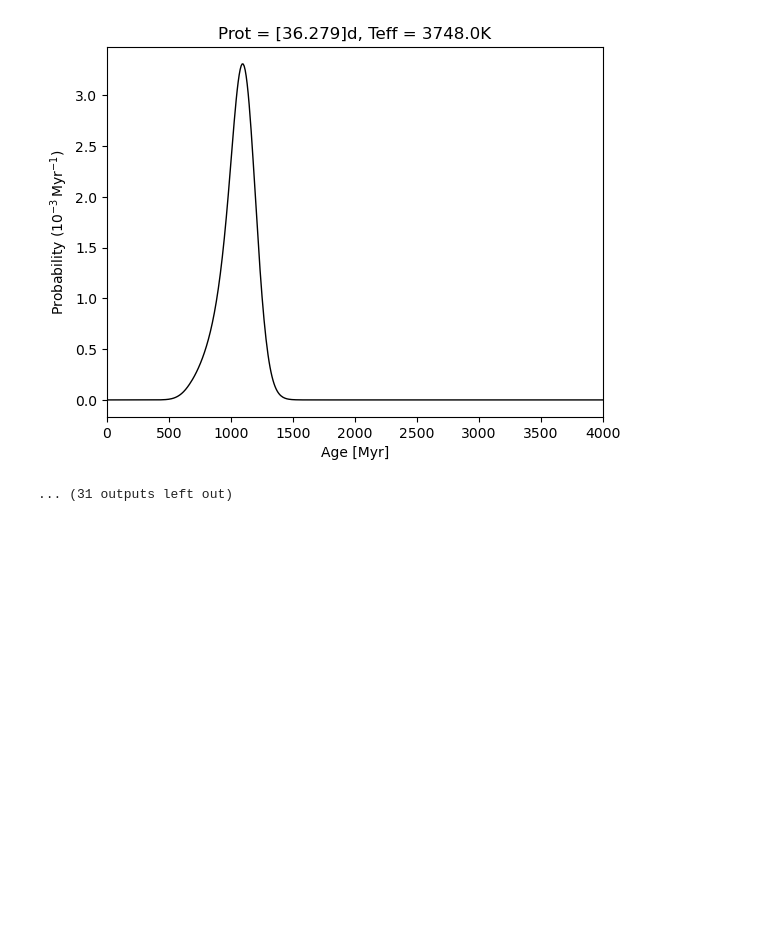
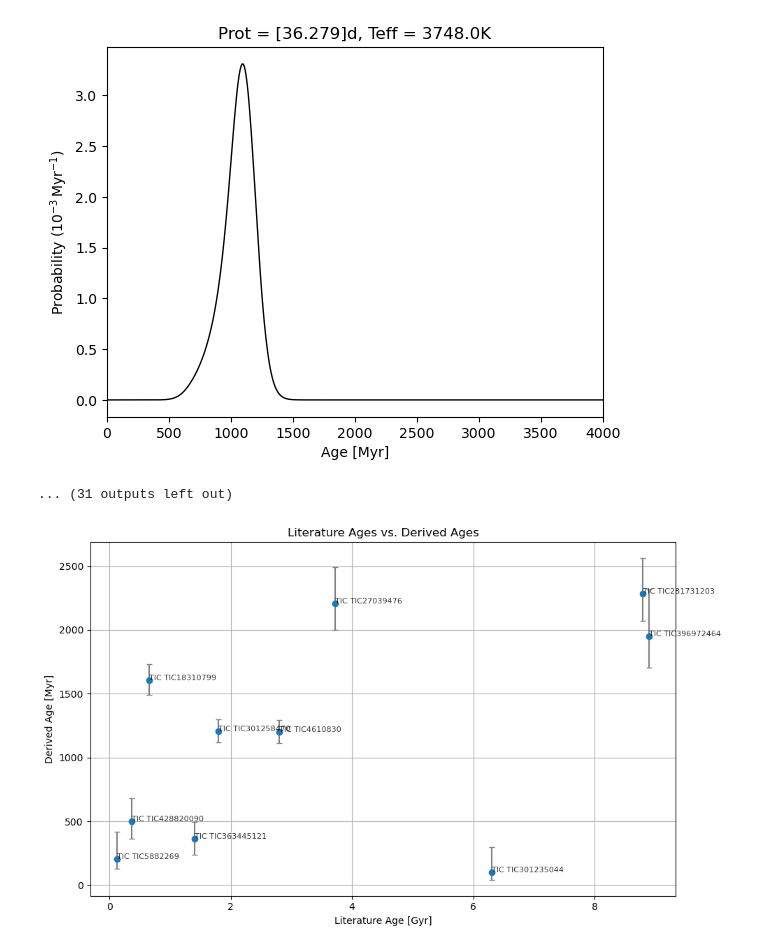
Before and after one commit to tsmith338/ASTR502_Smith, a Jupyter notebook: K2_Ages_Determ.ipynb, the cells around one changed output. Cells and saved outputs as stored; diff of their text form; code cells hidden in the pictures; blank space fills up the shorter version.

Commit message:
age comparison plot

```diff
--- a/K2_Ages_Determ.ipynb
+++ b/K2_Ages_Determ.ipynb
@@ -448,3 +448,65 @@ for i in range(len(k2_star_df)):
 ... (31 outputs left out)
 # %%
 #second round of K2 targets
+
+
+#plot that depicts the literature ages compared to the derived ages with error bars
+import matplotlib.pyplot as plt
+
+# collect scalar x, y and asymmetric error arrays so x and y have matching length
+lit_vals = []
+derived_vals = []
+yerr_lower = []
+yerr_upper = []
+labels = []
+
+for i in range(len(k2_star_df)):
+    lit_age = k2_star_df['st_age'].iloc[i]
+
+    # convert lit_age (which may be an array or scalar) to a single scalar value
+    if hasattr(lit_age, '__len__') and not np.isscalar(lit_age):
+        arr = np.asarray(lit_age, dtype=float)
+        if arr.size == 0 or np.all(pd.isna(arr)):
+            continue
+        lit_scalar = float(np.nanmean(arr))
+    else:
+        if pd.isna(lit_age):
+            continue
+        lit_scalar = float(lit_age)
+
+    derived_age = k2_star_df['median'].iloc[i]
+    if pd.isna(derived_age):
+        continue
+
+    upper = k2_star_df['+1sigma'].iloc[i]
+    lower = k2_star_df['-1sigma'].iloc[i]
+    # replace NaN uncertainties with zeros to keep shapes consistent
+    upper = float(upper) if not pd.isna(upper) else 0.0
+    lower = float(lower) if not pd.isna(lower) else 0.0
+
+    lit_vals.append(lit_scalar)
+    derived_vals.append(float(derived_age))
+    yerr_lower.append(lower)
+    yerr_upper.append(upper)
+    labels.append(f"TIC {k2_star_df['tic_ids'].iloc[i]}")
+
+plt.figure(figsize=(10, 6))
+if len(lit_vals) == 0:
+    print("No literature ages available to plot.")
+else:
+    # yerr accepts [lower_errors, upper_errors] lists of same length as x
+    plt.errorbar(lit_vals, derived_vals, yerr=[yerr_lower, yerr_upper],
+                 fmt='o', linestyle='none', ecolor='gray', capsize=3)
+
+    # annotate points (optional) — can remove if too crowded
+    for xval, yval, lbl in zip(lit_vals, derived_vals, labels):
+        plt.annotate(lbl, (xval, yval), fontsize=8, alpha=0.8)
+
+    plt.xlabel("Literature Age [Gyr]")
+    plt.ylabel("Derived Age [Myr]")
+    plt.title("Literature Ages vs. Derived Ages")
+    plt.grid()
+    plt.tight_layout()
+    plt.show()
+# %% [output]
+[figure, added]
```
